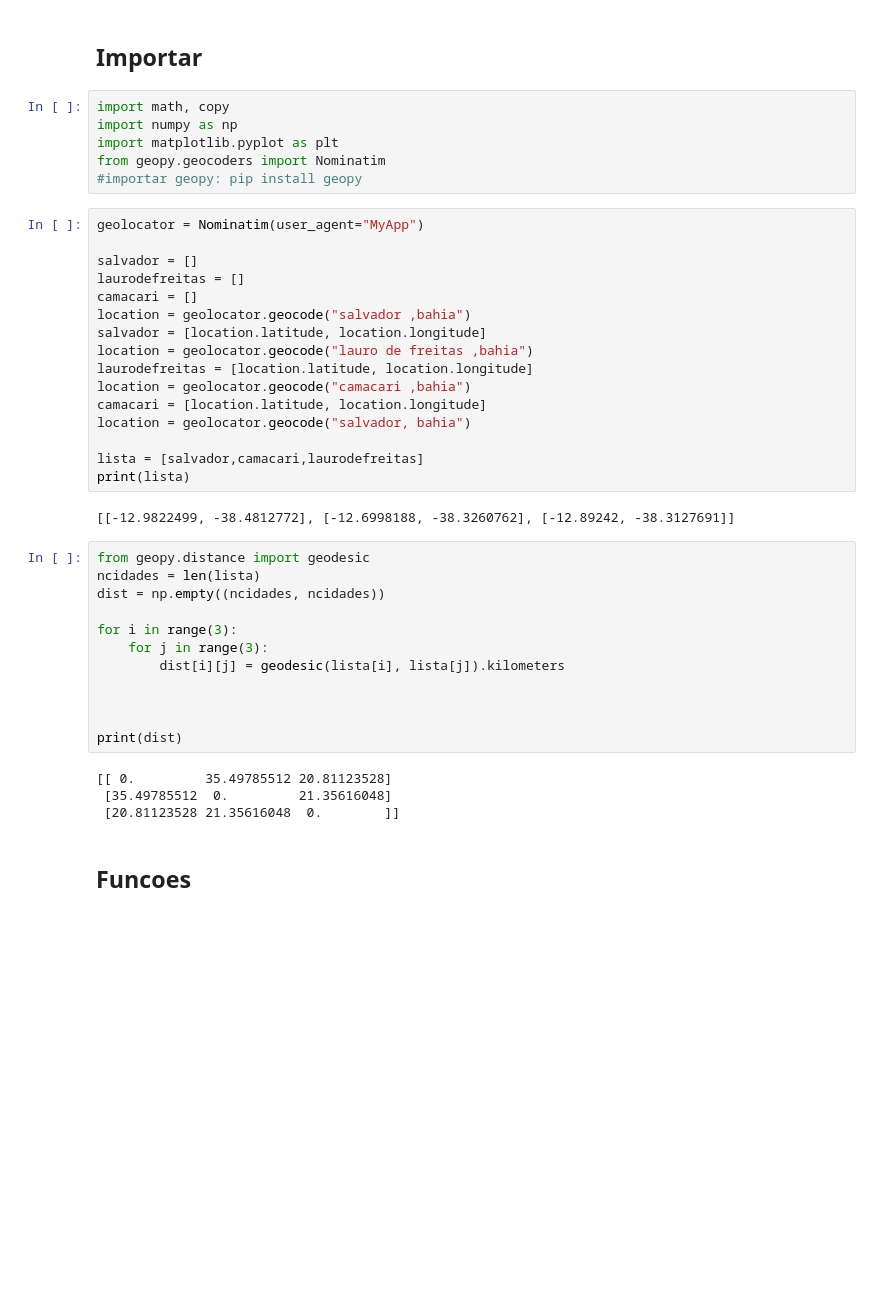
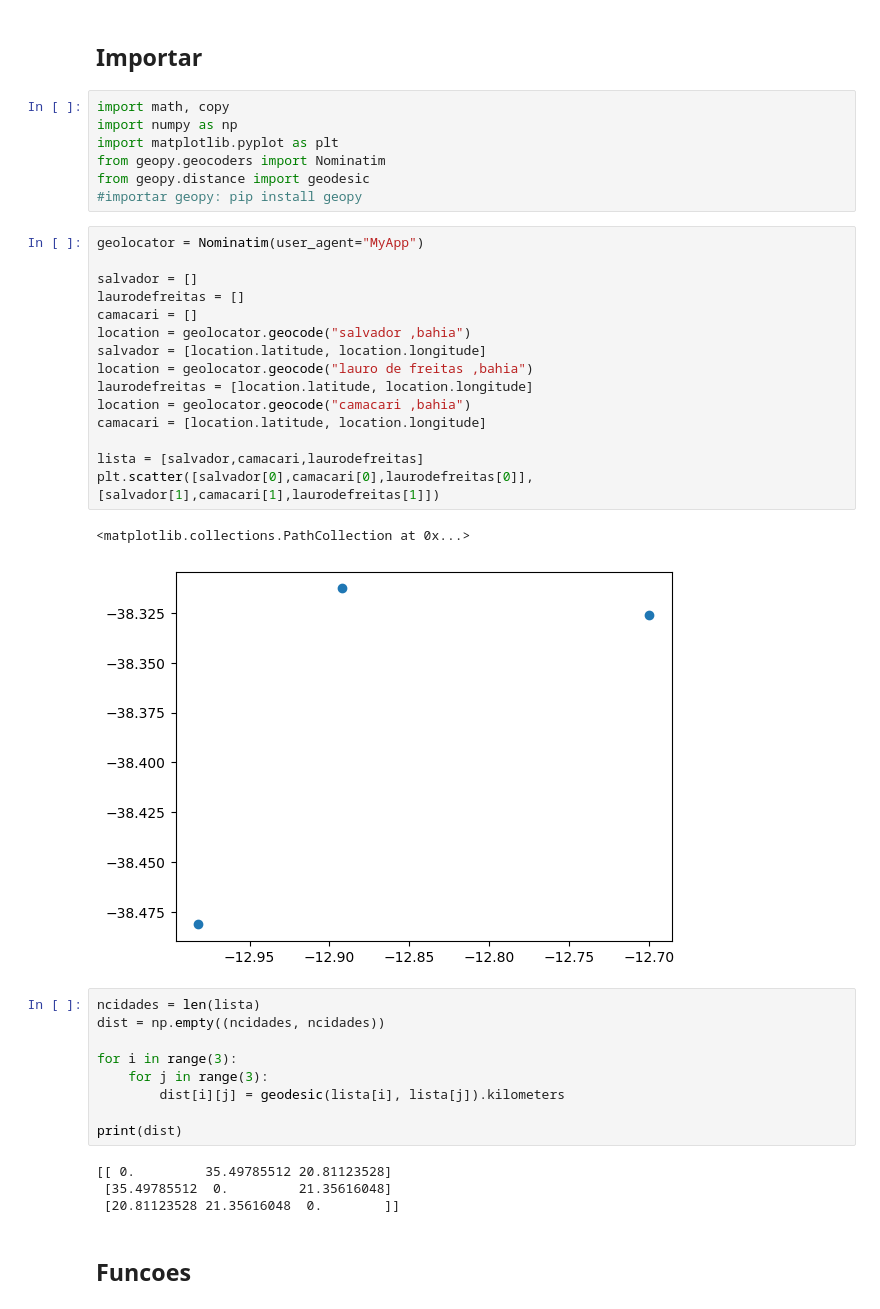
Before and after one commit to Guilhos/ENGG11---Simulated-Annealing, a Jupyter notebook: SA.ipynb, the cells around one changed output. Cells and saved outputs as stored; diff of their text form; blank space fills up the shorter version.

```diff
--- a/SA.ipynb
+++ b/SA.ipynb
@@ -5,27 +5,27 @@ import math, copy
 import numpy as np
 import matplotlib.pyplot as plt
 from geopy.geocoders import Nominatim
+from geopy.distance import geodesic
 #importar geopy: pip install geopy
 # %%
 geolocator = Nominatim(user_agent="MyApp")
 
 salvador = []
 laurodefreitas = []
 camacari = []
 location = geolocator.geocode("salvador ,bahia")
 salvador = [location.latitude, location.longitude]
 location = geolocator.geocode("lauro de freitas ,bahia")
 laurodefreitas = [location.latitude, location.longitude]
 location = geolocator.geocode("camacari ,bahia")
 camacari = [location.latitude, location.longitude]
-location = geolocator.geocode("salvador, bahia")
 
 lista = [salvador,camacari,laurodefreitas]
-print(lista)
+plt.scatter([salvador[0],camacari[0],laurodefreitas[0]], [salvador[1],camacari[1],laurodefreitas[1]])
 # %% [output]
-[[-12.9822499, -38.4812772], [-12.6998188, -38.3260762], [-12.89242, -38.3127691]]
+<matplotlib.collections.PathCollection at 0x...>
+[figure, added]
 # %%
-from geopy.distance import geodesic
 ncidades = len(lista)
 dist = np.empty((ncidades, ncidades))
 
@@ -33,8 +33,6 @@ for i in range(3):
     for j in range(3):
         dist[i][j] = geodesic(lista[i], lista[j]).kilometers
 
-
-
 print(dist)
 # %% [output]
 [[ 0.         35.49785512 20.81123528]
```
Also changed, not shown: parts of 1 cell of this notebook.
